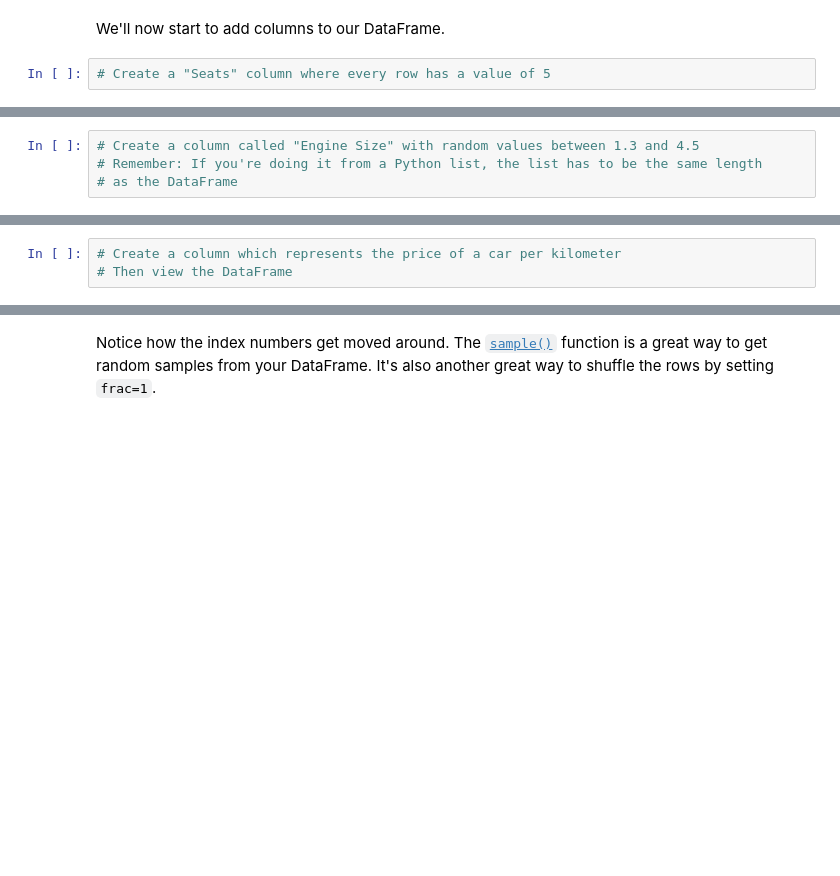
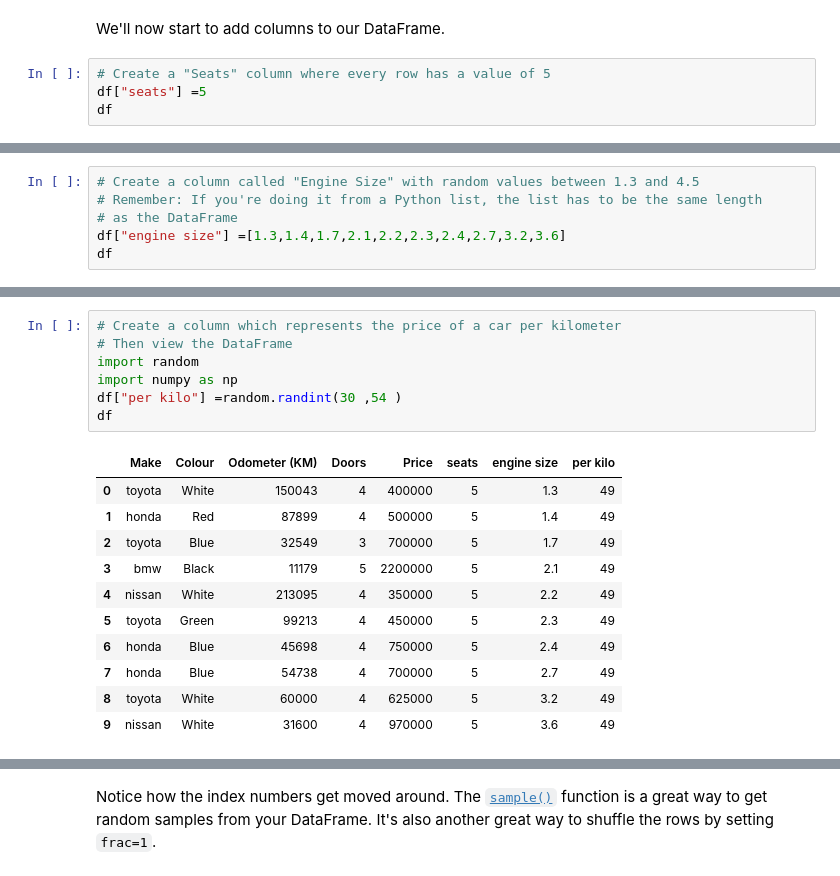
Before and after one commit to sivavinoth/pandas-ml, a Jupyter notebook: pandas_exercises.ipynb, the cells around one changed output, grey strips where cells are left out. Saved outputs shown, nothing was run; the diff lists cells and outputs as text; blank space fills up the shorter version.

```diff
--- a/pandas_exercises.ipynb
+++ b/pandas_exercises.ipynb
@@ -436,3 +436,5 @@ dfm
 We'll now start to add columns to our DataFrame.
 # %%
 # Create a "Seats" column where every row has a value of 5
+df["seats"] =5
+df
@@ -440,3 +454,5 @@ We'll now start to add columns to our DataFrame.
 # Create a column called "Engine Size" with random values between 1.3 and 4.5
 # Remember: If you're doing it from a Python list, the list has to be the same length
 # as the DataFrame
+df["engine size"] =[1.3,1.4,1.7,2.1,2.2,2.3,2.4,2.7,3.2,3.6]
+df
@@ -443,5 +471,21 @@ We'll now start to add columns to our DataFrame.
 # %%
 # Create a column which represents the price of a car per kilometer
 # Then view the DataFrame
+import random
+import numpy as np
+df["per kilo"] =random.randint(30 ,54 )
+df
+# %% [output]
+|  | Make | Colour | Odometer (KM) | Doors | Price | seats | engine size | per kilo |
+| 0 | toyota | White | 150043 | 4 | 400000 | 5 | 1.3 | 49 |
+| 1 | honda | Red | 87899 | 4 | 500000 | 5 | 1.4 | 49 |
+| 2 | toyota | Blue | 32549 | 3 | 700000 | 5 | 1.7 | 49 |
+| 3 | bmw | Black | 11179 | 5 | 2200000 | 5 | 2.1 | 49 |
+| 4 | nissan | White | 213095 | 4 | 350000 | 5 | 2.2 | 49 |
+| 5 | toyota | Green | 99213 | 4 | 450000 | 5 | 2.3 | 49 |
+| 6 | honda | Blue | 45698 | 4 | 750000 | 5 | 2.4 | 49 |
+| 7 | honda | Blue | 54738 | 4 | 700000 | 5 | 2.7 | 49 |
+| 8 | toyota | White | 60000 | 4 | 625000 | 5 | 3.2 | 49 |
+| 9 | nissan | White | 31600 | 4 | 970000 | 5 | 3.6 | 49 |
 # %%
 # Remove the last column you added using .drop()
```
Also changed, not shown: parts of 8 cells of this notebook.
